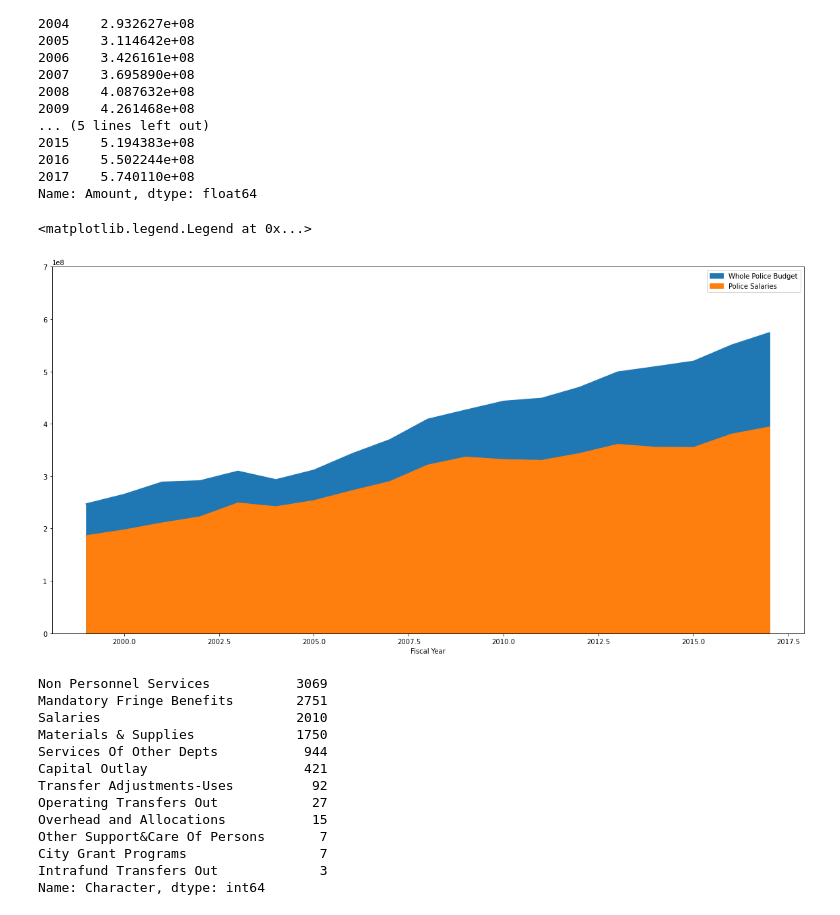
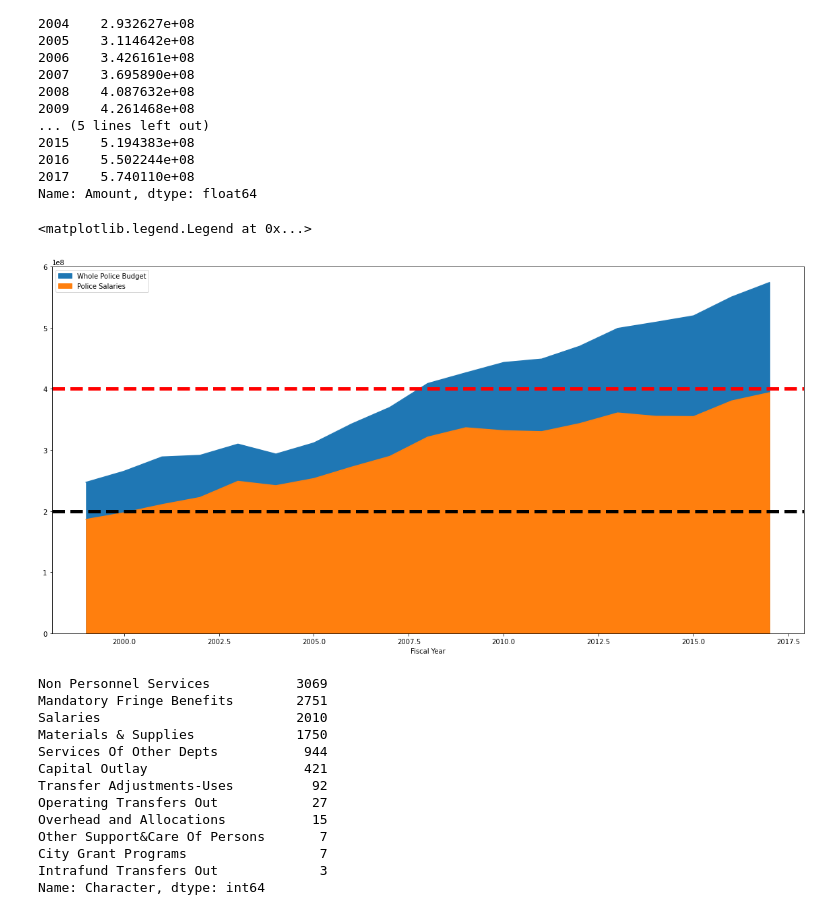
Before and after one commit to sfbrigade/datasci-police-budget, a Jupyter notebook: sanfranciscodataset/Top 5 Spending Category Yearly Analysis.ipynb, the cells around one changed output. Drawn from its saved outputs; the diff is of its cells as text; code cells hidden in the pictures.

Commit message:
add more detail to graph

```diff
--- a/sanfranciscodataset/Top 5 Spending Category Yearly Analysis.ipynb
+++ b/sanfranciscodataset/Top 5 Spending Category Yearly Analysis.ipynb
@@ -321,14 +307,16 @@ Name: Amount, dtype: float64
 # %%
 fig, ax = plt.subplots(figsize=(20,10))
 ax.set_ylim(bottom=1000000)
-ax.set_ylim(top=700000000)
+ax.set_ylim(top=600000000)
 
 police_spending_by_year.plot(ax=ax, label='Whole Police Budget', kind='area')
 police_spending_chars_by_year["Salaries"].plot(ax=ax, label='Police Salaries', kind='area')
+plt.axhline(200000000, color='black', linestyle='--', linewidth=5)
+plt.axhline(400000000, color='red', linestyle='--', linewidth=5)
 ax.legend()
 # %% [output]
 <matplotlib.legend.Legend at 0x...>
-[figure, old version]
+[figure, new version]
 # %%
 police_spending.Character.value_counts()
 #The gap between the two areas is everything else
```
Also changed, not shown: parts of 1 cell of this notebook.
